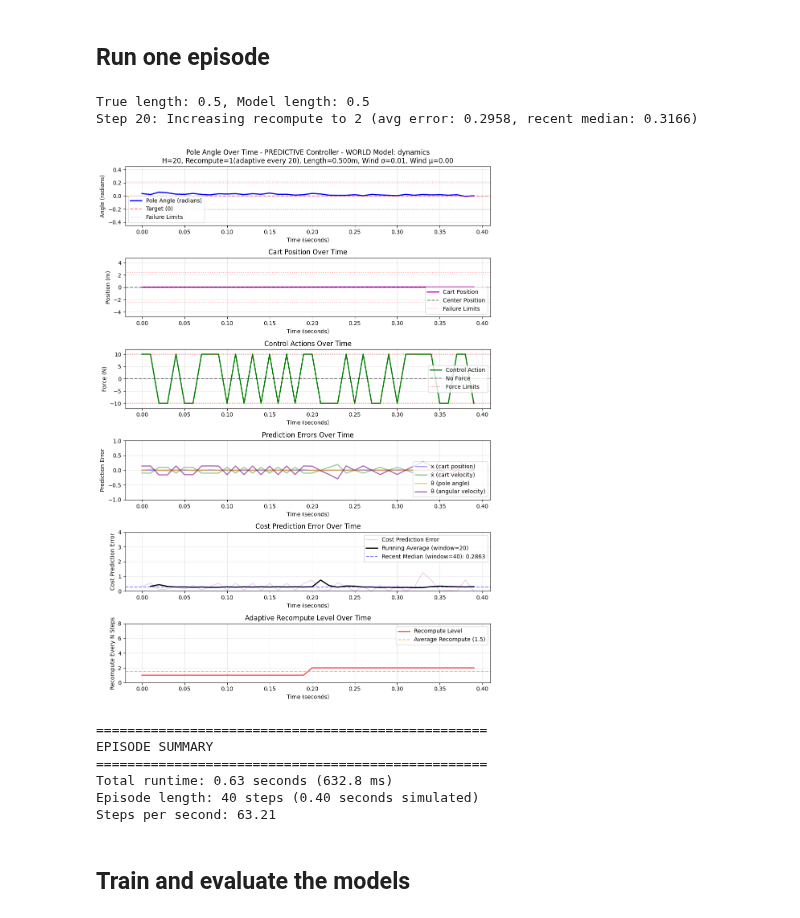
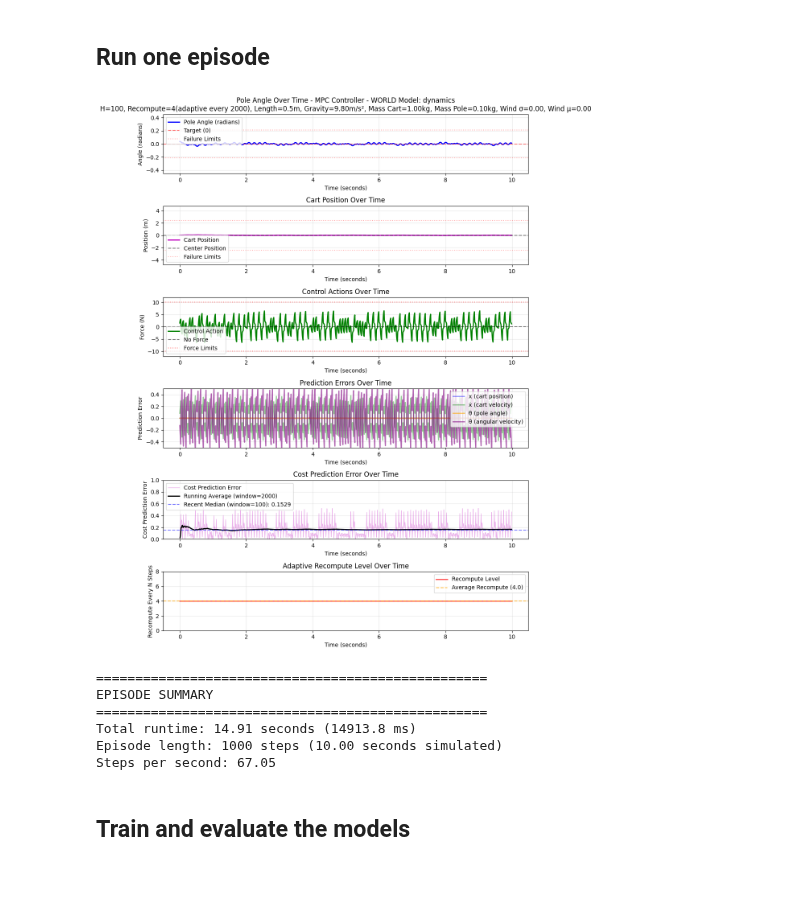
Before and after one commit to jtbuch/mpc_dojo, a Jupyter notebook: cartpole_rnn/notebooks/Cartpole_Control.ipynb, the cells around one changed output. Drawn from its saved outputs; the diff is of its cells as text; code cells hidden in the pictures; blank space fills up the shorter version.

```diff
--- a/cartpole_rnn/notebooks/Cartpole_Control.ipynb
+++ b/cartpole_rnn/notebooks/Cartpole_Control.ipynb
@@ -16,30 +16,28 @@ import time
 # %%
 # Run one episode
 run_single_episode_adaptive_with_plots(
-    controller_type='predictive',
+    controller_type='mpc',
     world_model='dynamics',
-    horizon=20,
+    horizon=100,
     dt=0.01,
-    recompute_every=1,
-    ratio=1.0,
+    recompute_every=4,
+    length_ratio=1.0,
     wind_mu=0.0,
     init_angle=0.0,
     wind_sigma=0.0,
-    episode_length=40,
+    episode_length=1000,
     seed=42,
     adaptive_recompute=True,
-    adaptive_window=20
+    adaptive_window=2000
 )
 # %% [output]
+[figure, new version]
-True length: 0.5, Model length: 0.5
-Step 20: Increasing recompute to 2 (avg error: 0.2958, recent median: 0.3166)
+==================================================
+EPISODE SUMMARY
+==================================================
+Total runtime: 14.91 seconds (14913.8 ms)
+Episode length: 1000 steps (10.00 seconds simulated)
+Steps per second: 67.05
-[figure, old version]
-==================================================
-EPISODE SUMMARY
-==================================================
-Total runtime: 0.63 seconds (632.8 ms)
-Episode length: 40 steps (0.40 seconds simulated)
-Steps per second: 63.21
 # %% [markdown]
 ## Train and evaluate the models
 # %%
```
Also changed, not shown: parts of 9 cells of this notebook, 4 other files.
